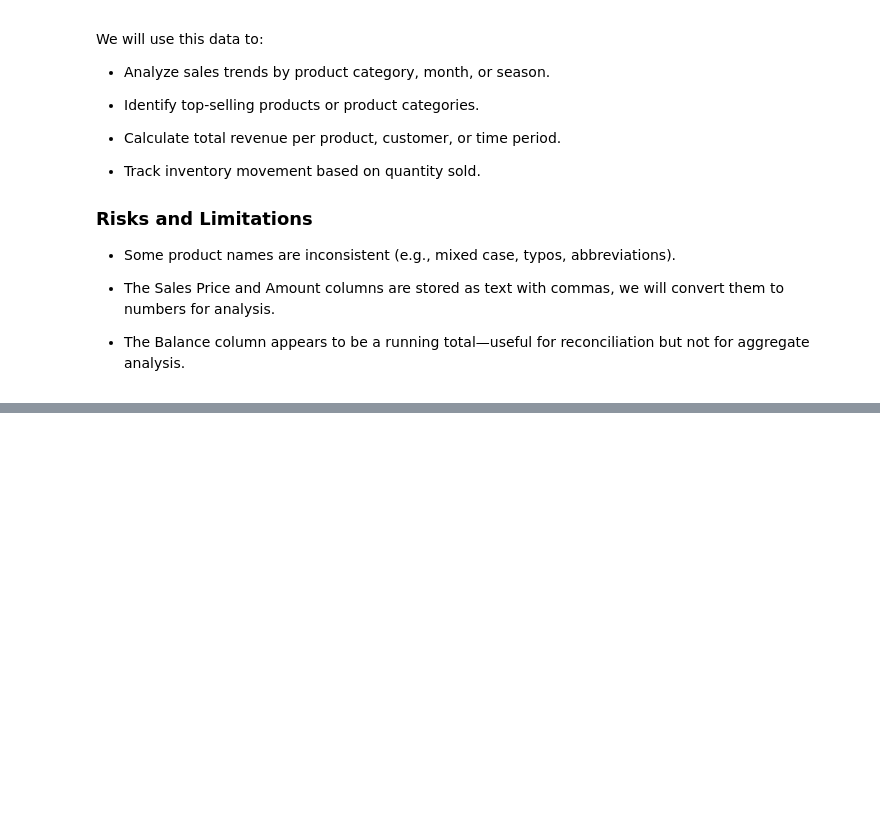
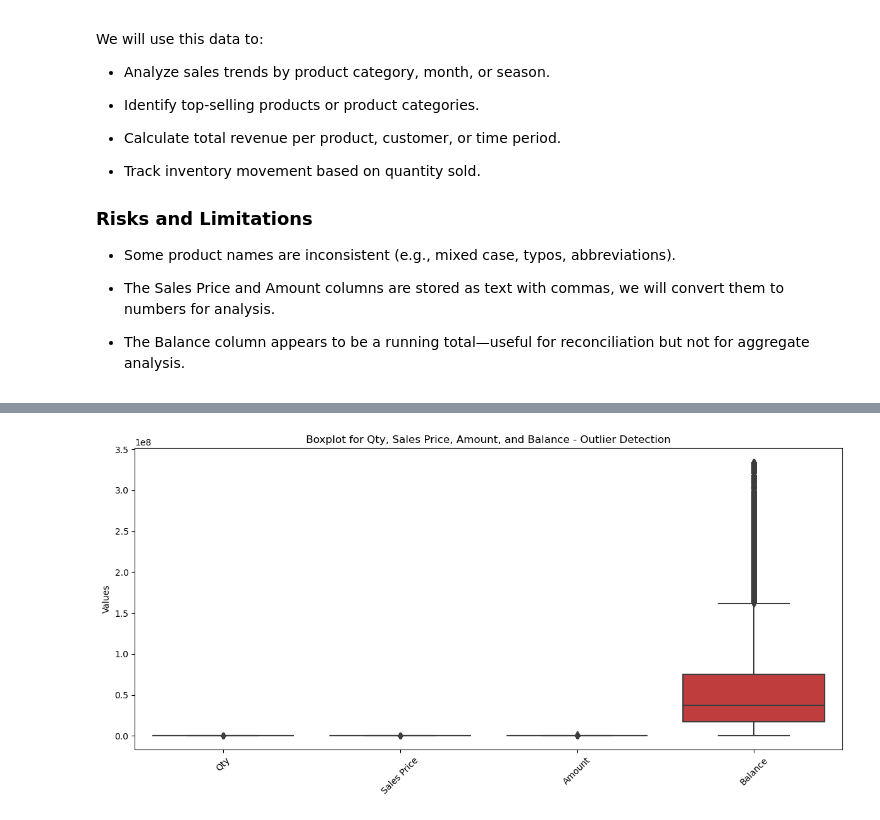
Before and after one commit to Kate-Maina/Group-2-Capstone-Project, a Jupyter notebook: index.ipynb, the cells around one changed output, grey strips where cells are left out. Saved outputs shown, nothing was run; the diff lists cells and outputs as text; code cells hidden in the pictures; blank space fills up the shorter version.

Commit message:
Data cleaning

```diff
--- a/index.ipynb
+++ b/index.ipynb
@@ -193,0 +299,11 @@ We will use this data to:
+# %%
+#Date formatting
+df['Date'] = pd.to_datetime(df['Date'], dayfirst=True, errors='coerce')
+df['Year'] = df['Date'].dt.year
+df['Month'] = df['Date'].dt.month
+df['Day'] = df['Date'].dt.day
+df['DayOfWeek'] = df['Date'].dt.day_name()
+df['Quarter'] = df['Date'].dt.quarter
+df['WeekOfYear'] = df['Date'].dt.isocalendar().week.values
+df['IsWeekend'] = df['DayOfWeek'].isin(['Saturday', 'Sunday']).astype(int)
+df.head(10)
@@ -193,0 +394,8 @@ We will use this data to:
+# %%
+# Remove commas and convert to numeric
+df['Amount'] = df['Amount'].astype(str).str.replace(',', '').astype(float)
+df['Balance'] = df['Balance'].astype(str).str.replace(',', '').astype(float)
+df['Sales Price'] = df['Sales Price'].astype(str).str.replace(',', '').astype(float)
+df['Qty'] = df['Qty'].astype(float)
+# Check our dataset info to confirm changes
+df.info()
@@ -193,0 +420,16 @@ We will use this data to:
+# %%
+# Convert the day of week to numeric for modeling
+day_mapping = {
+    'Monday': 1,
+    'Tuesday': 2,
+    'Wednesday': 3,
+    'Thursday': 4,
+    'Friday': 5,
+    'Saturday': 6,
+    'Sunday': 7
+}
+df['DayOfWeek'] = df['DayOfWeek'].map(day_mapping)
+
+print("Day of week converted to numeric successfully!")
+
+df.head(10)
@@ -193,0 +449,11 @@ We will use this data to:
+# %%
+#Checking for outliers in the dataset
+plt.figure(figsize=(12, 6))
+sns.boxplot(data=df[['Qty', 'Sales Price', 'Amount', 'Balance']])
+plt.title('Boxplot for Qty, Sales Price, Amount, and Balance - Outlier Detection')
+plt.xticks(rotation=45)
+plt.ylabel('Values')
+plt.tight_layout()
+plt.show()
+# %% [output]
+[figure, added]
```
Also changed, not shown: parts of 18 cells of this notebook.
